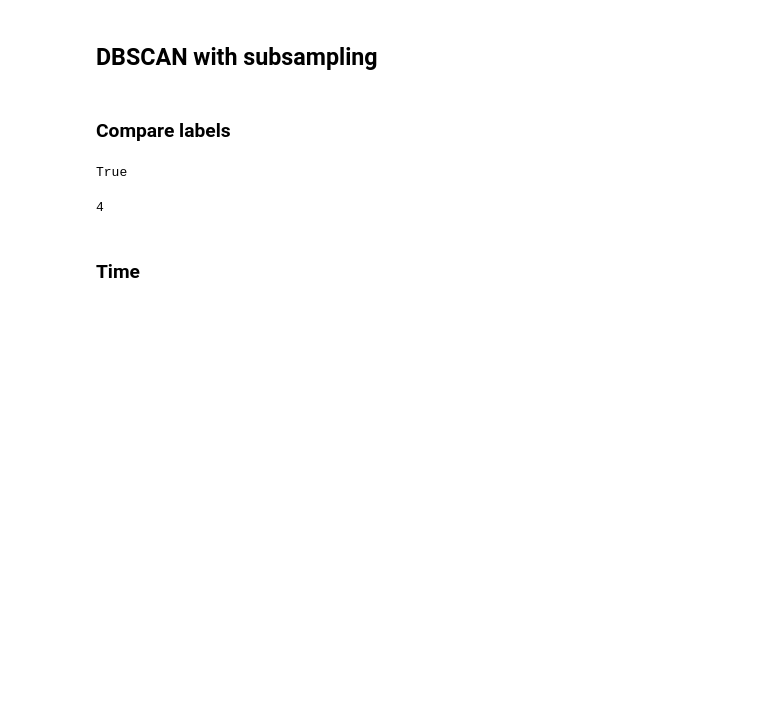
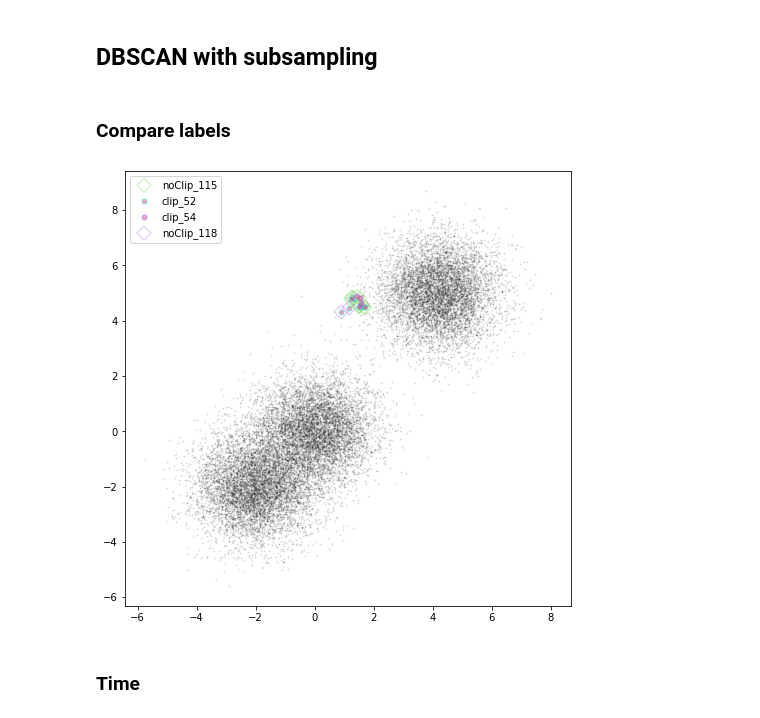
Before and after one commit to pazacharis/GridRep, a Jupyter notebook: 00_Examples.ipynb, the cells around one changed output. Drawn from its saved outputs; the diff is of its cells as text; code cells hidden in the pictures; blank space fills up the shorter version.

Commit message:
case with border mismatch

```diff
--- a/00_Examples.ipynb
+++ b/00_Examples.ipynb
@@ -17,7 +19,7 @@ X, y = make_blobs(n_samples=40000, centers=centers, n_features=5, random_state=0
 radius = 0.1
 min_samples = 10
 
-round_decimals = 2
+round_decimals = 1
 # %% [markdown]
 ## DBSCAN without subsampling
 # %%
@@ -29,6 +31,7 @@ pipeline_noClip = make_pipeline(StandardScaler(),
                                                     kw_args={"decimals": round_decimals}),
                                 DBSCAN(eps=radius, min_samples=min_samples))
 labels_noClip = pipeline_noClip.fit_predict(X)
+labels_noClip = Labels('noClip', labels_noClip)
 # %% [markdown]
 ## DBSCAN with subsampling
 # %%
@@ -39,18 +42,6 @@ pipeline_clip = make_pipeline(StandardScaler(),
                                                     min_samples=min_samples,
                                                     round_decimals=round_decimals))
 labels_clip = pipeline_clip.fit_predict(X)
+labels_clip = Labels('clip', labels_clip)
 # %% [markdown]
 ### Compare labels
-# %%
-counts_all = []
-for _labels_ in [labels_noClip, labels_clip]:
-    _, counts = np.unique(_labels_, return_counts=True)
-    counts_sorted = np.sort(counts)[::-1]
-    counts_all.append(counts_sorted)
-all(counts_all[0]==counts_all[1])
-# %% [output]
-True
-# %%
-len(np.unique(labels_clip))
-# %% [output]
-4
@@ -56,0 +50,3 @@ len(np.unique(labels_clip))
+# %%
+noClip_clip = where_not_all_match(labels_noClip, labels_clip)
+clip_noClip = where_not_all_match(labels_clip, labels_noClip)
@@ -57,3 +55,16 @@ len(np.unique(labels_clip))
+# %%
+plt.figure(figsize=(8,8))
+plt.scatter(X[:,0], X[:,1], s=1, c='k', alpha=0.1)
+
+plotted1 = scatter_from_mismatch(labels_noClip, labels_clip, noClip_clip, X)
+plotted2 = scatter_from_mismatch(labels_clip,labels_noClip, clip_noClip, X, excluded=plotted1)
+
+plt.legend()
+plt.savefig('border_mismatch.png', dpi=300, bbox_inches='tight')
+
+plt.show()
+# %% [output]
+[figure, added]
 # %% [markdown]
 ### Time
 # %%
```
Also changed, not shown: parts of 6 cells of this notebook, 7 other files.
